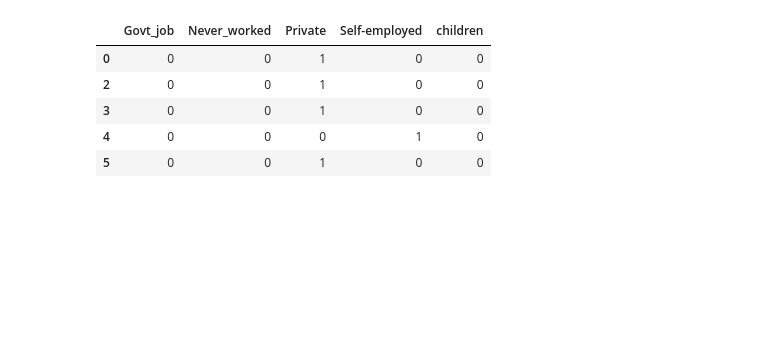
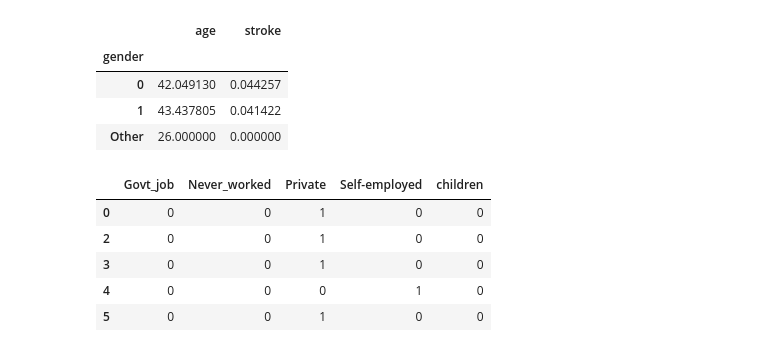
Before and after one commit to rbitas/Stroke-Prediction, a Jupyter notebook: stroke_prediction-rina.ipynb, the cells around one changed output. Saved outputs shown, nothing was run; the diff lists cells and outputs as text; code cells hidden in the pictures; blank space fills up the shorter version.

```diff
--- a/stroke_prediction-rina.ipynb
+++ b/stroke_prediction-rina.ipynb
@@ -18,6 +18,14 @@ stroke_df.head()
 stroke_df.dropna(inplace=True)
 # %%
 stroke_df['gender'].replace({'Female': 1, 'Male': 0}, inplace=True)
+# %%
+stroke_df.groupby('gender')["age","stroke"].mean()
+# %% [output]
+|  | age | stroke |
+| gender |  |  |
+| 0 | 42.049130 | 0.044257 |
+| 1 | 43.437805 | 0.041422 |
+| Other | 26.000000 | 0.000000 |
 # %%
 stroke_df['ever_married'].replace({'Yes': 1, 'No': 0}, inplace=True)
 # %%
```
Also changed, not shown: parts of 1 cell of this notebook.
